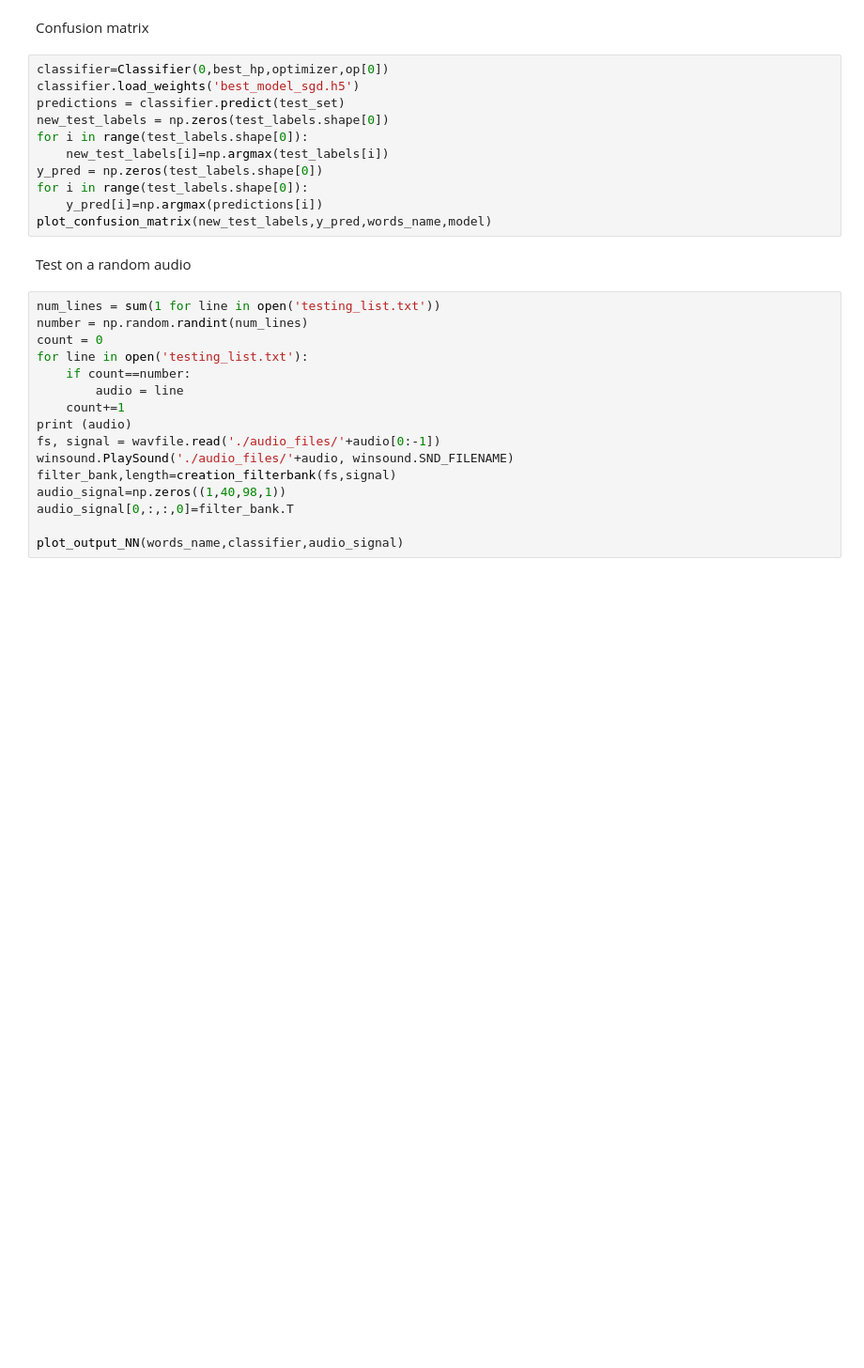
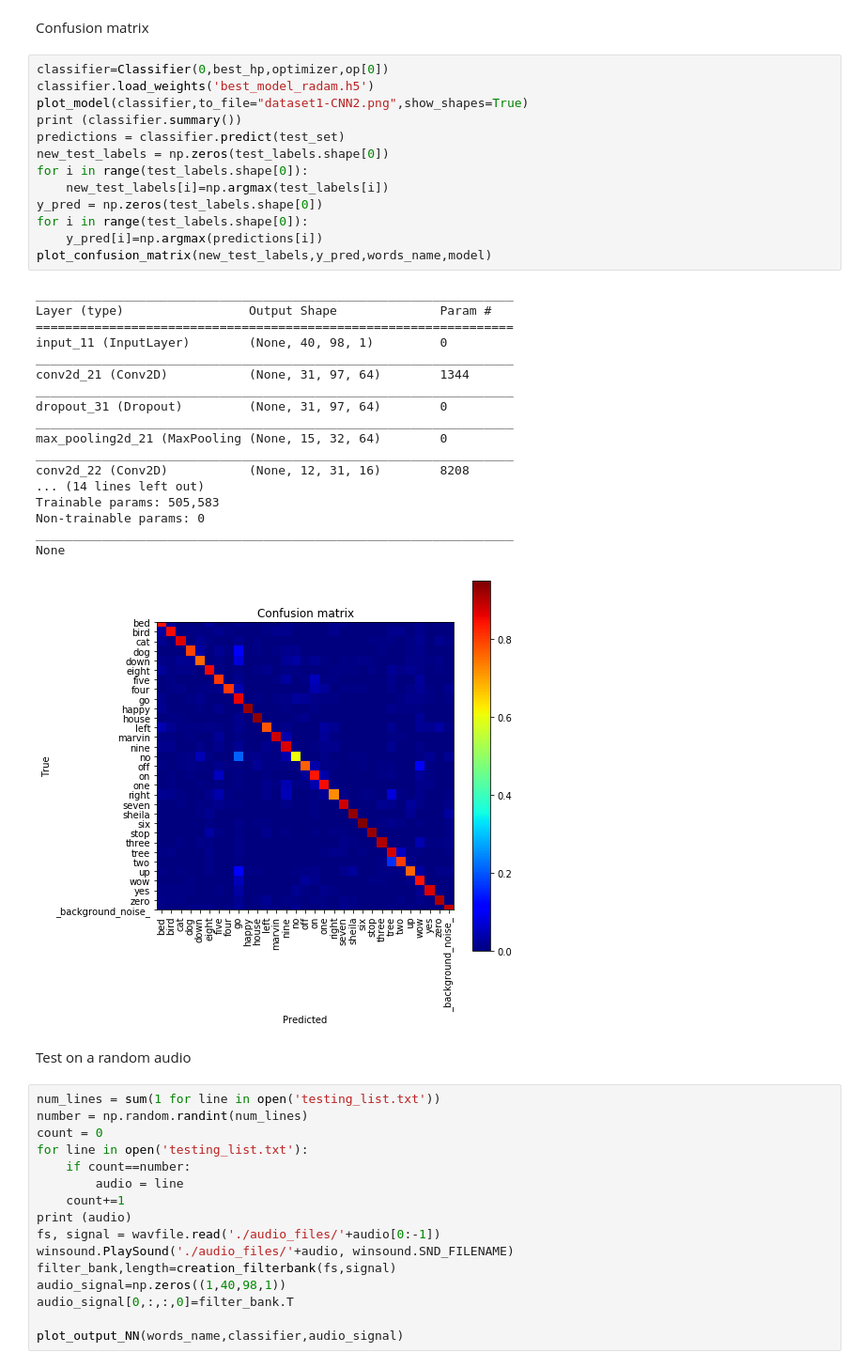
Before and after one commit to Fede5991/HumanDataAnalytics, a Jupyter notebook: Speech - CNN2.ipynb, the cells around one changed output. Shown at 94% size. Drawn from its saved outputs; the diff is of its cells as text; blank space fills up the shorter version.

```diff
--- a/Speech - CNN2.ipynb
+++ b/Speech - CNN2.ipynb
@@ -166,15 +192,36 @@ plot_test_scores(scores,y,model)
 Confusion matrix
 # %%
 classifier=Classifier(0,best_hp,optimizer,op[0])
-classifier.load_weights('best_model_sgd.h5')
+classifier.load_weights('best_model_radam.h5')
+plot_model(classifier,to_file="dataset1-CNN2.png",show_shapes=True)
+print (classifier.summary())
 predictions = classifier.predict(test_set)
 new_test_labels = np.zeros(test_labels.shape[0])
 for i in range(test_labels.shape[0]):
     new_test_labels[i]=np.argmax(test_labels[i])
 y_pred = np.zeros(test_labels.shape[0])
 for i in range(test_labels.shape[0]):
     y_pred[i]=np.argmax(predictions[i])
 plot_confusion_matrix(new_test_labels,y_pred,words_name,model)
+# %% [output]
+_________________________________________________________________
+Layer (type)                 Output Shape              Param #
+=================================================================
+input_11 (InputLayer)        (None, 40, 98, 1)         0
+_________________________________________________________________
+conv2d_21 (Conv2D)           (None, 31, 97, 64)        1344
+_________________________________________________________________
+dropout_31 (Dropout)         (None, 31, 97, 64)        0
+_________________________________________________________________
+max_pooling2d_21 (MaxPooling (None, 15, 32, 64)        0
+_________________________________________________________________
+conv2d_22 (Conv2D)           (None, 12, 31, 16)        8208
+... (14 lines left out)
+Trainable params: 505,583
+Non-trainable params: 0
+_________________________________________________________________
+None
+[figure, added]
 # %% [markdown]
 Test on a random audio
 # %%
```
Also changed, not shown: parts of 7 cells of this notebook, 1 other file.
